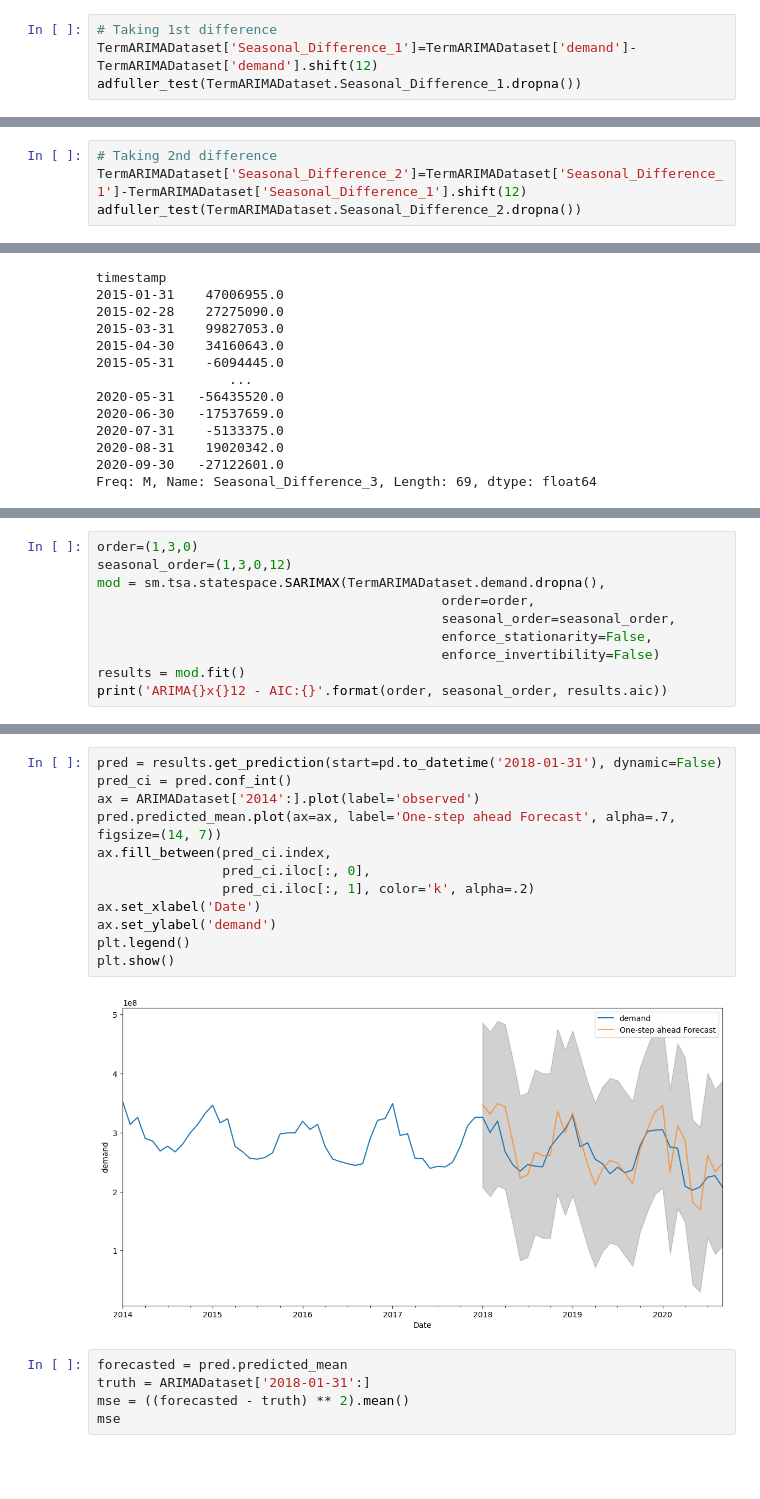
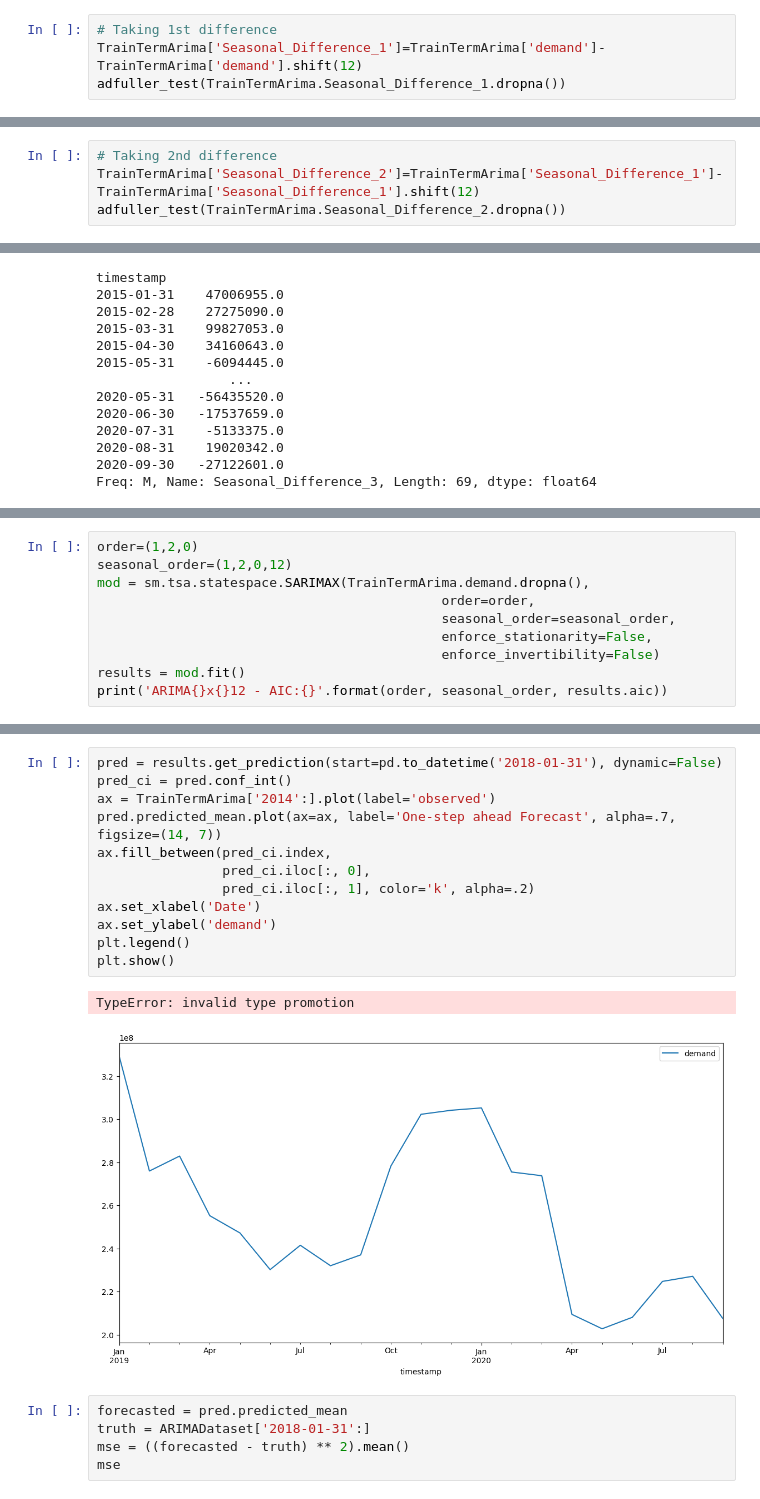
Before and after one commit to GDhasade/UK_National_Grid_TSA, a Jupyter notebook: DataCleaning_EDA.ipynb, the cells around one changed output, grey strips where cells are left out. Cells and saved outputs as stored; diff of their text form; blank space fills up the shorter version.

```diff
--- a/DataCleaning_EDA.ipynb
+++ b/DataCleaning_EDA.ipynb
@@ -861,6 +868,6 @@ Weak evidence against null hypothesis, time series has a unit root, indicating i
 - To make it stationary we shift data by 12 rows and take difference to make it stationary.
 # %%
 # Taking 1st difference
-TermARIMADataset['Seasonal_Difference_1']=TermARIMADataset['demand']-TermARIMADataset['demand'].shift(12)
-adfuller_test(TermARIMADataset.Seasonal_Difference_1.dropna())
+TrainTermArima['Seasonal_Difference_1']=TrainTermArima['demand']-TrainTermArima['demand'].shift(12)
+adfuller_test(TrainTermArima.Seasonal_Difference_1.dropna())
 # %% [output]
@@ -875,6 +882,6 @@ Weak evidence against null hypothesis, time series has a unit root, indicating i
 - Lets take second difference
 # %%
 # Taking 2nd difference
-TermARIMADataset['Seasonal_Difference_2']=TermARIMADataset['Seasonal_Difference_1']-TermARIMADataset['Seasonal_Difference_1'].shift(12)
-adfuller_test(TermARIMADataset.Seasonal_Difference_2.dropna())
+TrainTermArima['Seasonal_Difference_2']=TrainTermArima['Seasonal_Difference_1']-TrainTermArima['Seasonal_Difference_1'].shift(12)
+adfuller_test(TrainTermArima.Seasonal_Difference_2.dropna())
 # %% [output]
@@ -1023,7 +1011,7 @@ ARIMA(1, 3, 1)x(1, 3, 1, 12)12 - AIC:1997.4838168121114
 # %%
-order=(1,3,0)
-seasonal_order=(1,3,0,12)
-mod = sm.tsa.statespace.SARIMAX(TermARIMADataset.demand.dropna(),
+order=(1,2,0)
+seasonal_order=(1,2,0,12)
+mod = sm.tsa.statespace.SARIMAX(TrainTermArima.demand.dropna(),
                                             order=order,
                                             seasonal_order=seasonal_order,
                                             enforce_stationarity=False,
@@ -1055,17 +1085,18 @@ Warnings:
 # %%
 pred = results.get_prediction(start=pd.to_datetime('2018-01-31'), dynamic=False)
 pred_ci = pred.conf_int()
-ax = ARIMADataset['2014':].plot(label='observed')
+ax = TrainTermArima['2014':].plot(label='observed')
 pred.predicted_mean.plot(ax=ax, label='One-step ahead Forecast', alpha=.7, figsize=(14, 7))
 ax.fill_between(pred_ci.index,
                 pred_ci.iloc[:, 0],
                 pred_ci.iloc[:, 1], color='k', alpha=.2)
 ax.set_xlabel('Date')
 ax.set_ylabel('demand')
 plt.legend()
 plt.show()
 # %% [output]
+TypeError: invalid type promotion
-[figure, old version]
+[figure, new version]
 # %%
 forecasted = pred.predicted_mean
 truth = ARIMADataset['2018-01-31':]
```
Also changed, not shown: parts of 24 cells of this notebook.
